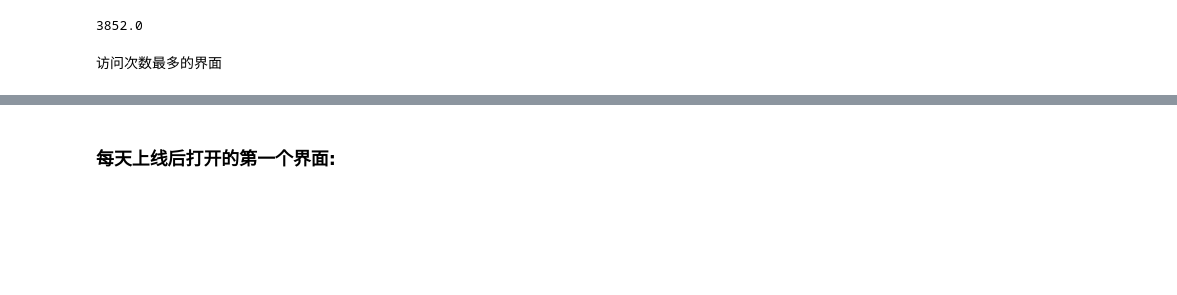
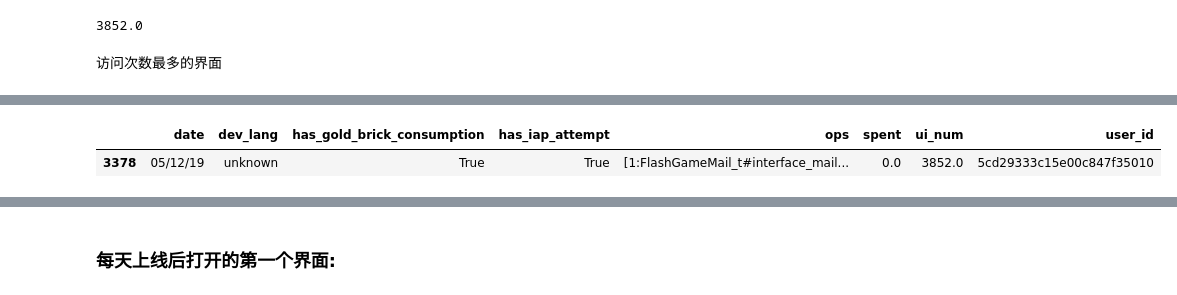
Before and after one commit to GuoQPro/user_operation_analysis, a Jupyter notebook: EOT_USER_OP_RECORD.ipynb, the cells around one changed output, grey strips where cells are left out. Cells and saved outputs as stored; diff of their text form; code cells hidden in the pictures; blank space fills up the shorter version.

```diff
--- a/EOT_USER_OP_RECORD.ipynb
+++ b/EOT_USER_OP_RECORD.ipynb
@@ -302,0 +327,5 @@ print("推荐礼包界面总出现次数为: {}".format(promotion_ui_times));
+# %%
+parsed_data.loc[parsed_data["ui_num"] > 3800]
+# %% [output]
+|  | date | dev_lang | has_gold_brick_consumption | has_iap_attempt | ops | spent | ui_num | user_id |
+| 3378 | 05/12/19 | unknown | True | True | [1:FlashGameMail_t#interface_mail... | 0.0 | 3852.0 | 5cd29333c15e00c847f35010 |
```
Also changed, not shown: parts of 16 cells of this notebook, 1 other file.
